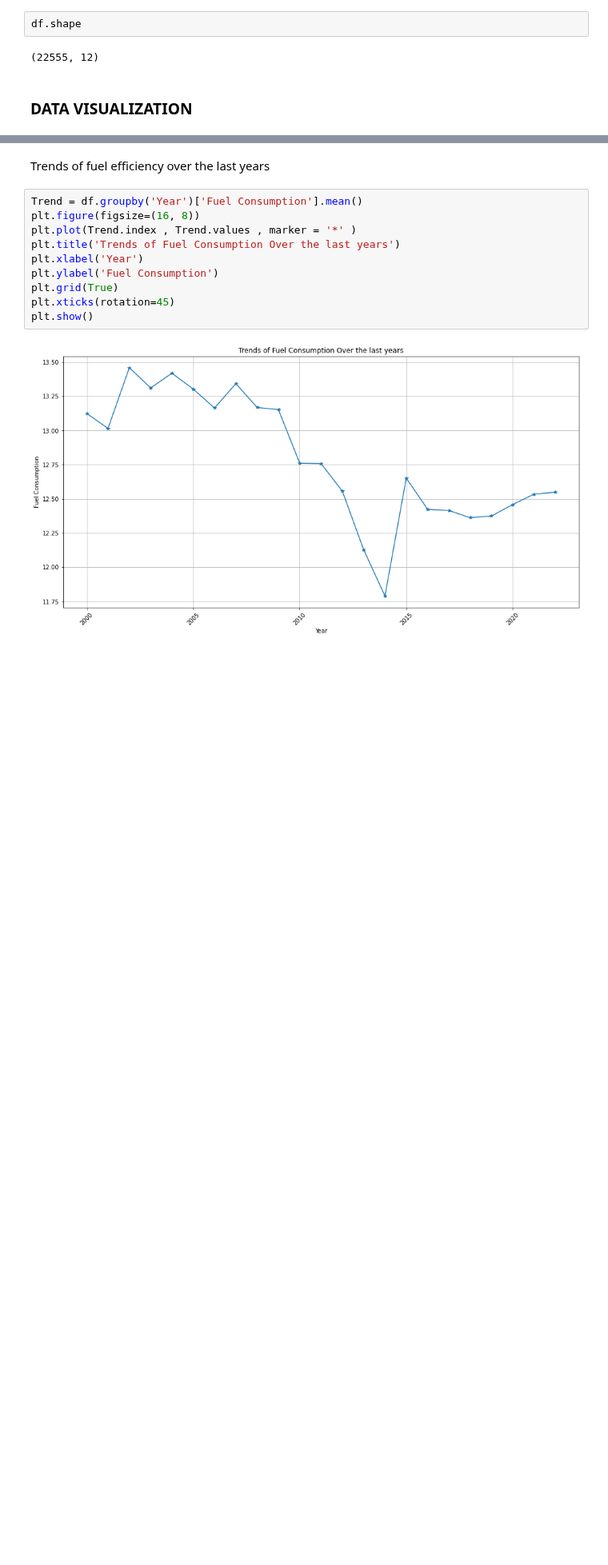
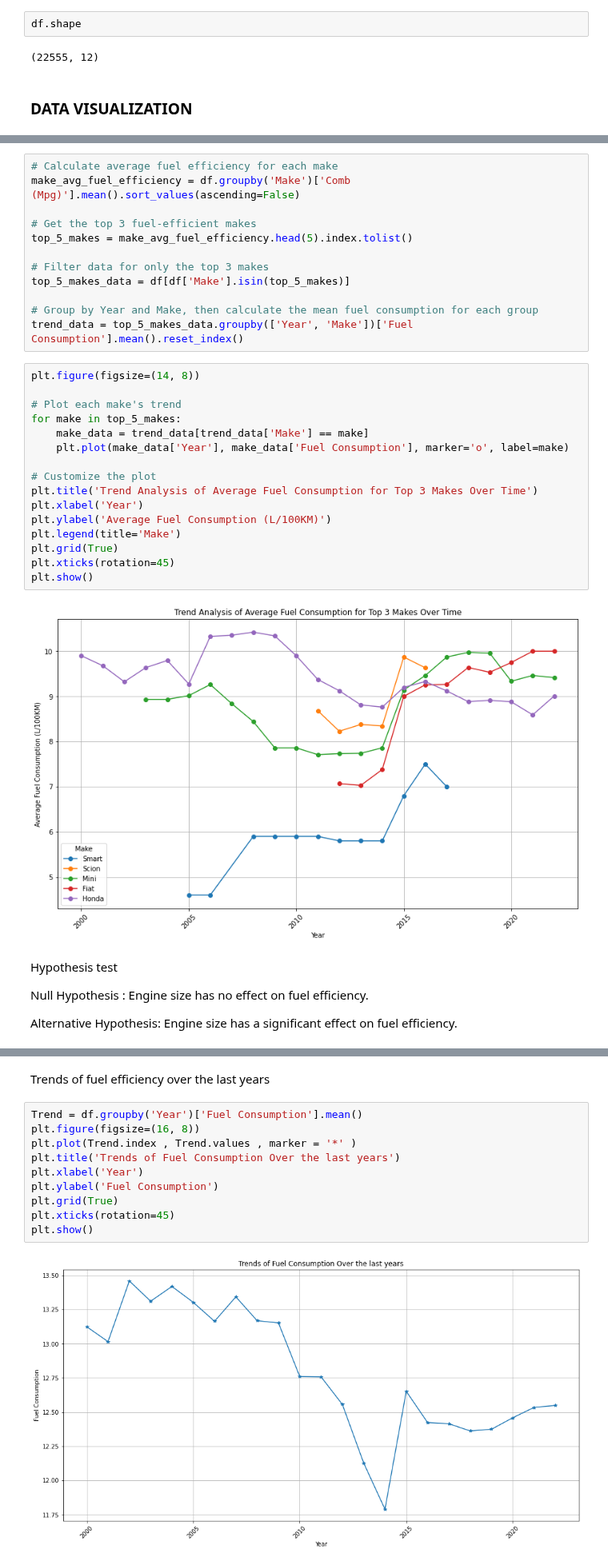
Before and after one commit to WambuiMunene/Phase2-Project_Group-4, a Jupyter notebook: Notebooks/Farah.ipynb, the cells around one changed output, grey strips where cells are left out. Shown at 80% size. Drawn from its saved outputs; the diff is of its cells as text; blank space fills up the shorter version.

Commit message:
Hypothesis testing and regression model analysis

```diff
--- a/Notebooks/Farah.ipynb
+++ b/Notebooks/Farah.ipynb
@@ -347,0 +498,36 @@ df.shape
+# %%
+# Calculate average fuel efficiency for each make
+make_avg_fuel_efficiency = df.groupby('Make')['Comb (Mpg)'].mean().sort_values(ascending=False)
+
+# Get the top 3 fuel-efficient makes
+top_5_makes = make_avg_fuel_efficiency.head(5).index.tolist()
+
+# Filter data for only the top 3 makes
+top_5_makes_data = df[df['Make'].isin(top_5_makes)]
+
+# Group by Year and Make, then calculate the mean fuel consumption for each group
+trend_data = top_5_makes_data.groupby(['Year', 'Make'])['Fuel Consumption'].mean().reset_index()
+# %%
+plt.figure(figsize=(14, 8))
+
+# Plot each make's trend
+for make in top_5_makes:
+    make_data = trend_data[trend_data['Make'] == make]
+    plt.plot(make_data['Year'], make_data['Fuel Consumption'], marker='o', label=make)
+
+# Customize the plot
+plt.title('Trend Analysis of Average Fuel Consumption for Top 3 Makes Over Time')
+plt.xlabel('Year')
+plt.ylabel('Average Fuel Consumption (L/100KM)')
+plt.legend(title='Make')
+plt.grid(True)
+plt.xticks(rotation=45)
+plt.show()
+# %% [output]
+[figure, added]
+# %% [markdown]
+Hypothesis test
+
+Null Hypothesis : Engine size has no effect on fuel efficiency.
+
+Alternative Hypothesis: Engine size has a significant effect on fuel efficiency.
```
Also changed, not shown: parts of 18 cells of this notebook.
